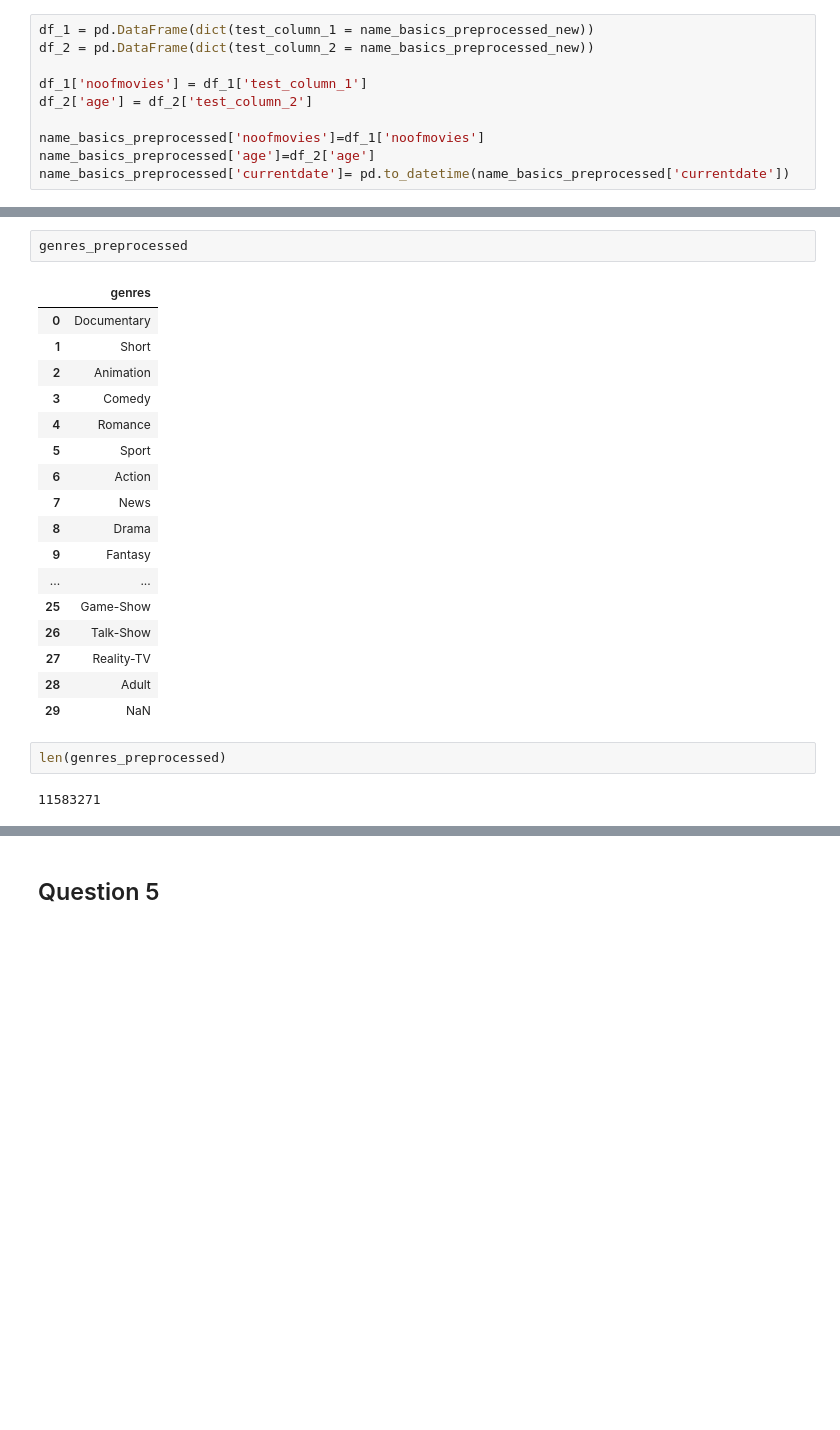
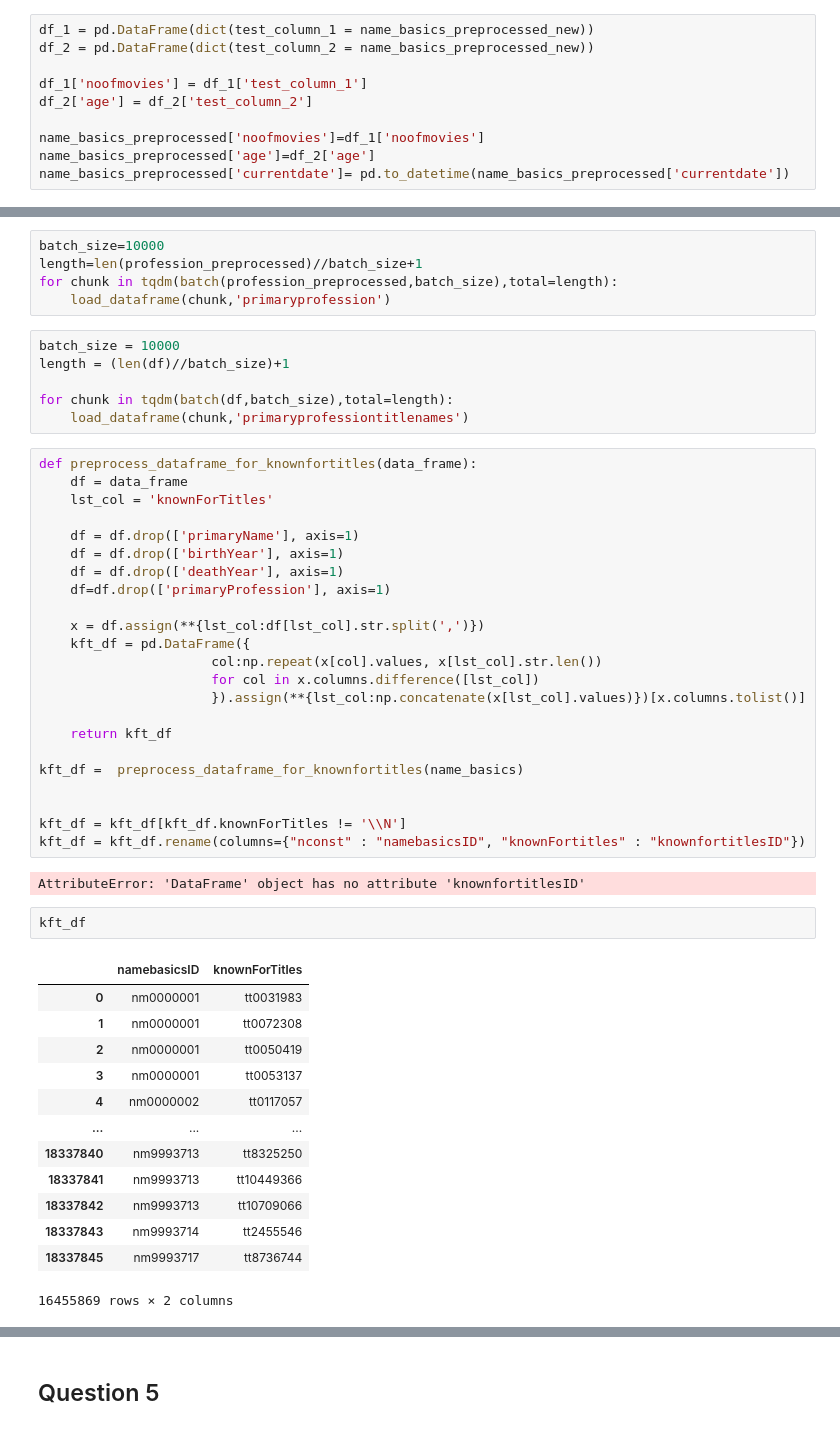
Before and after one commit to abasiamaakpan/Movie_Database_Application, a Jupyter notebook: Imdb_Database_App.ipynb, the cells around one changed output, grey strips where cells are left out. Cells and saved outputs as stored; diff of their text form; blank space fills up the shorter version.

```diff
--- a/Imdb_Database_App.ipynb
+++ b/Imdb_Database_App.ipynb
@@ -703,26 +635,54 @@ genres_preprocessed=preprocess_dataframe_parsing(title_basics.genres, "genres",
-# %%
-genres_preprocessed
-# %% [output]
-|  | genres |
-| 0 | Documentary |
-| 1 | Short |
-| 2 | Animation |
-| 3 | Comedy |
-| 4 | Romance |
-| 5 | Sport |
-| 6 | Action |
-| 7 | News |
-| 8 | Drama |
-| 9 | Fantasy |
-| ... | ... |
-| 25 | Game-Show |
-| 26 | Talk-Show |
-| 27 | Reality-TV |
-| 28 | Adult |
-| 29 | NaN |
-# %%
-len(genres_preprocessed)
-# %% [output]
-11583271
+# %%
+batch_size=10000
+length=len(profession_preprocessed)//batch_size+1
+for chunk in tqdm(batch(profession_preprocessed,batch_size),total=length):
+    load_dataframe(chunk,'primaryprofession')
+# %%
+batch_size = 10000
+length = (len(df)//batch_size)+1
+
+for chunk in tqdm(batch(df,batch_size),total=length):
+    load_dataframe(chunk,'primaryprofessiontitlenames')
+# %%
+def preprocess_dataframe_for_knownfortitles(data_frame):
+    df = data_frame
+    lst_col = 'knownForTitles'
+
+    df = df.drop(['primaryName'], axis=1)
+    df = df.drop(['birthYear'], axis=1)
+    df = df.drop(['deathYear'], axis=1)
+    df=df.drop(['primaryProfession'], axis=1)
+
+    x = df.assign(**{lst_col:df[lst_col].str.split(',')})
+    kft_df = pd.DataFrame({
+                      col:np.repeat(x[col].values, x[lst_col].str.len())
+                      for col in x.columns.difference([lst_col])
+                      }).assign(**{lst_col:np.concatenate(x[lst_col].values)})[x.columns.tolist()]
+
+    return kft_df
+
+kft_df =  preprocess_dataframe_for_knownfortitles(name_basics)
+
+
+kft_df = kft_df[kft_df.knownForTitles != '\\N']
+kft_df = kft_df.rename(columns={"nconst" : "namebasicsID", "knownFortitles" : "knownfortitlesID"})
+# %% [output]
+AttributeError: 'DataFrame' object has no attribute 'knownfortitlesID'
+# %%
+kft_df
+# %% [output]
+|  | namebasicsID | knownForTitles |
+| 0 | nm0000001 | tt0031983 |
+| 1 | nm0000001 | tt0072308 |
+| 2 | nm0000001 | tt0050419 |
+| 3 | nm0000001 | tt0053137 |
+| 4 | nm0000002 | tt0117057 |
+| ... | ... | ... |
+| 18337840 | nm9993713 | tt8325250 |
+| 18337841 | nm9993713 | tt10449366 |
+| 18337842 | nm9993713 | tt10709066 |
+| 18337843 | nm9993714 | tt2455546 |
+| 18337845 | nm9993717 | tt8736744 |
+16455869 rows × 2 columns
 # %%
 batch_size=100000
```
Also changed, not shown: parts of 63 cells of this notebook.
